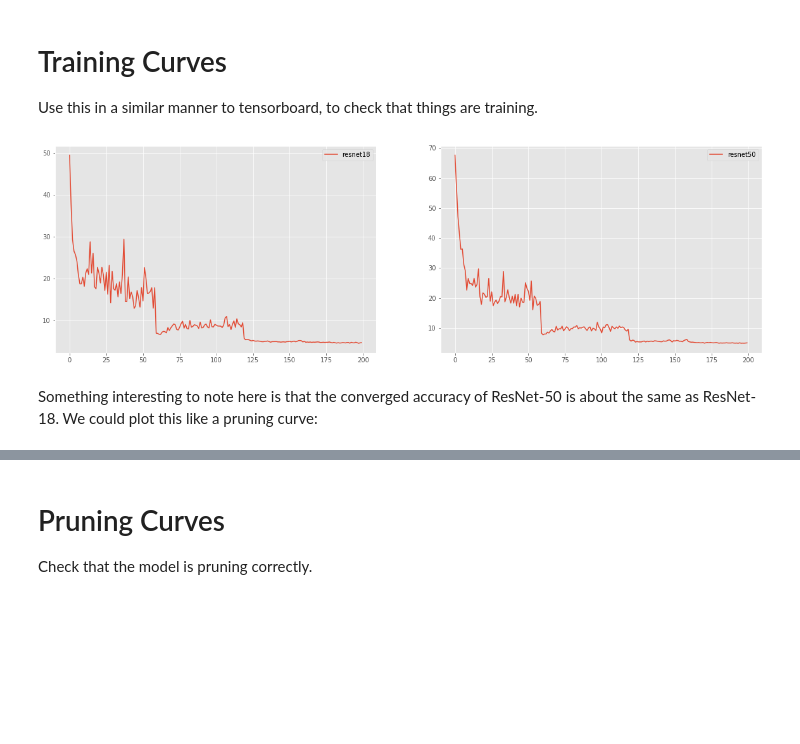
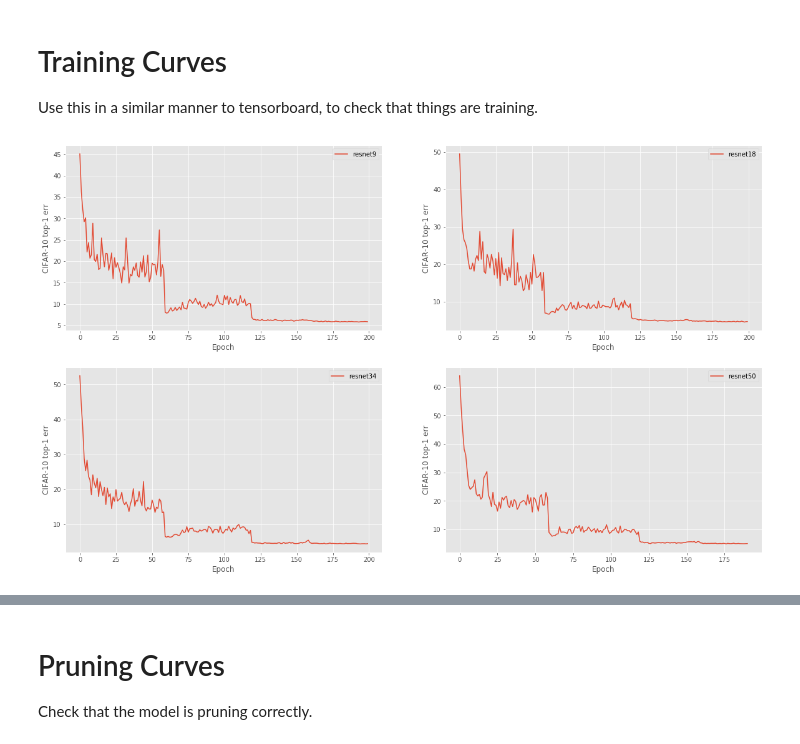
Before and after one commit to jack-willturner/deep-compression, a Jupyter notebook: Plots.ipynb, the cells around one changed output, grey strips where cells are left out. Drawn from its saved outputs; the diff is of its cells as text; code cells hidden in the pictures; blank space fills up the shorter version.

```diff
--- a/Plots.ipynb
+++ b/Plots.ipynb
@@ -9,20 +10,21 @@ plt.style.use('ggplot')
 
 Use this in a similar manner to tensorboard, to check that things are training.
 # %%
-checkpoints = ['resnet18', 'resnet50'] # put your checkpoint files in here
+checkpoints = ['resnet9','resnet18','resnet34','resnet50'] # put your checkpoint files in here
 
 cols = 2
 rows = len(checkpoints) // cols
 
 fig, axs = plt.subplots(rows,cols,figsize=(20, rows*6)) # width=20cm, height=6cm per row
 axs = axs.ravel()
 
 for checkpoint, ax in zip(checkpoints, axs):
     sd = torch.load('checkpoints/%s.t7' % checkpoint, map_location='cpu')
     ax.plot(list(range(len(sd['error_history']))), sd['error_history'])
+    ax.set_xlabel('Epoch')
+    ax.set_ylabel('CIFAR-10 top-1 err')
     ax.legend([checkpoint])
+
 plt.show()
 # %% [output]
-[figure, old version]
+[figure, new version]
-# %% [markdown]
-Something interesting to note here is that the converged accuracy of ResNet-50 is about the same as ResNet-18. We could plot this like a pruning curve:
```
Also changed, not shown: parts of 6 cells of this notebook, 4 other files.
